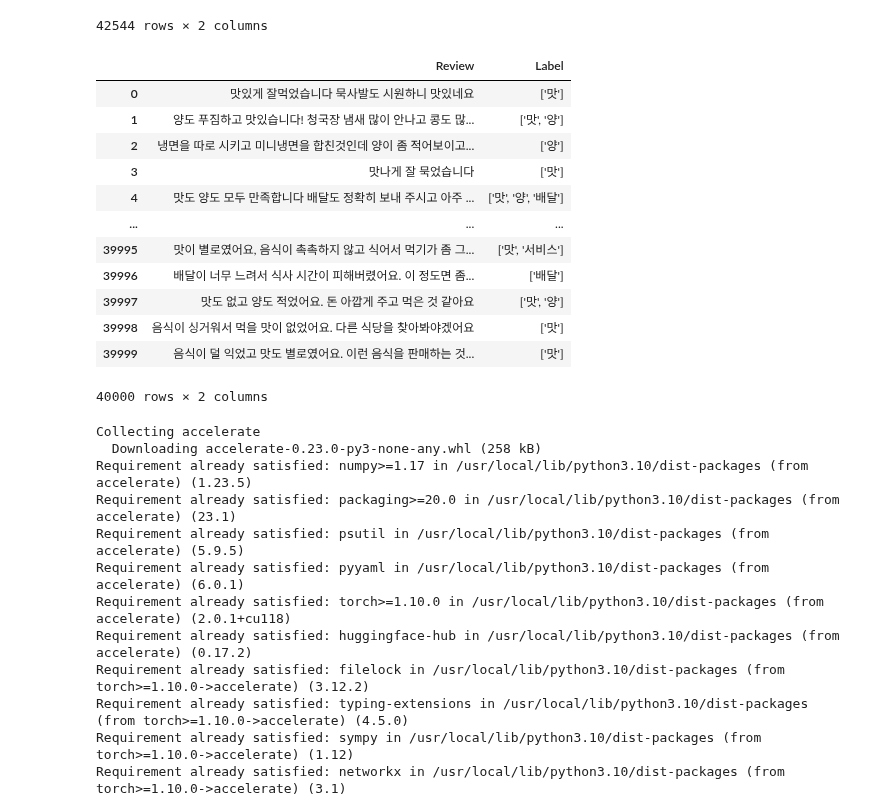
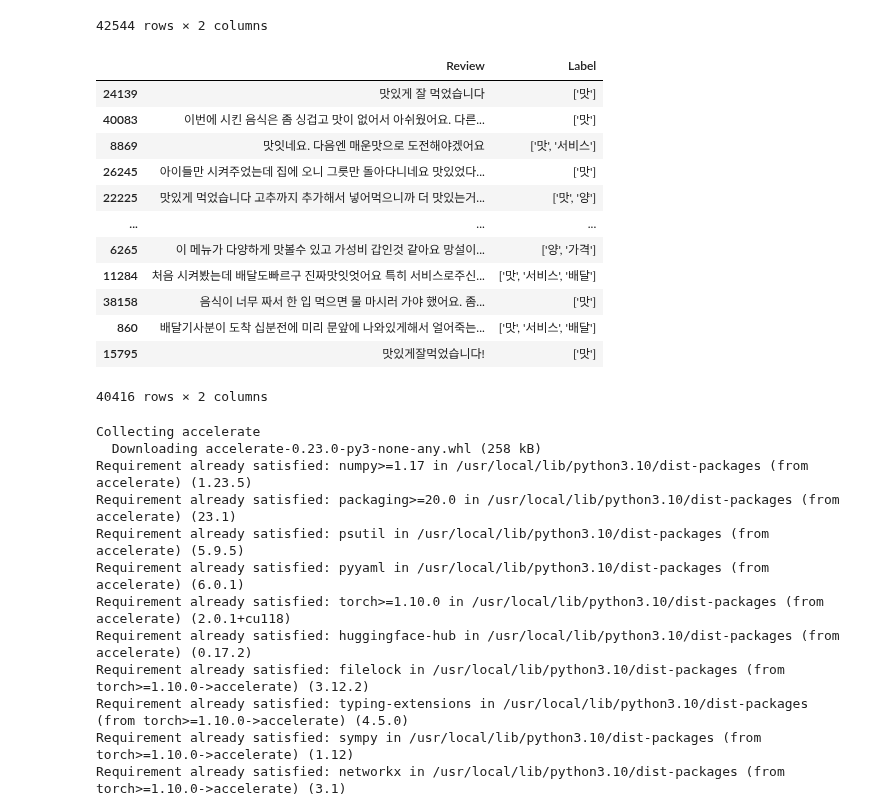
Before and after one commit to swoo-nam/BootCamp_project_final, a Jupyter notebook: 이용민_42000_제로샷_5라벨학습.ipynb, the cells around one changed output. Drawn from its saved outputs; the diff is of its cells as text; code cells hidden in the pictures.

```diff
--- a/이용민_42000_제로샷_5라벨학습.ipynb
+++ b/이용민_42000_제로샷_5라벨학습.ipynb
@@ -127,19 +124,22 @@ re_1001 = result_df[40000:42500]
-# %%
-re_1000
-# %% [output]
-|  | Review | Label |
-| 0 | 맛있게 잘먹었습니다 묵사발도 시원하니 맛있네요 | ['맛'] |
-| 1 | 양도 푸짐하고 맛있습니다! 청국장 냄새 많이 안나고 콩도 많... | ['맛', '양'] |
-| 2 | 냉면을 따로 시키고 미니냉면을 합친것인데 양이 좀 적어보이고... | ['양'] |
-| 3 | 맛나게 잘 묵었습니다 | ['맛'] |
-| 4 | 맛도 양도 모두 만족합니다 배달도 정확히 보내 주시고 아주 ... | ['맛', '양', '배달'] |
-| ... | ... | ... |
-| 39995 | 맛이 별로였어요, 음식이 촉촉하지 않고 식어서 먹기가 좀 그... | ['맛', '서비스'] |
-| 39996 | 배달이 너무 느려서 식사 시간이 피해버렸어요. 이 정도면 좀... | ['배달'] |
-| 39997 | 맛도 없고 양도 적었어요. 돈 아깝게 주고 먹은 것 같아요 | ['맛', '양'] |
-| 39998 | 음식이 싱거워서 먹을 맛이 없었어요. 다른 식당을 찾아봐야겠어요 | ['맛'] |
-| 39999 | 음식이 덜 익었고 맛도 별로였어요. 이런 음식을 판매하는 것... | ['맛'] |
-40000 rows × 2 columns
+# %%
+from sklearn.model_selection import train_test_split
+train_df, valid_df = train_test_split(result_df, test_size=0.05, random_state=SEED)
+# %%
+train_df
+# %% [output]
+|  | Review | Label |
+| 24139 | 맛있게 잘 먹었습니다 | ['맛'] |
+| 40083 | 이번에 시킨 음식은 좀 싱겁고 맛이 없어서 아쉬웠어요. 다른... | ['맛'] |
+| 8869 | 맛잇네요. 다음엔 매운맛으로 도전해야겠어요 | ['맛', '서비스'] |
+| 26245 | 아이들만 시켜주었는데 집에 오니 그릇만 돌아다니네요 맛있었다... | ['맛'] |
+| 22225 | 맛있게 먹었습니다 고추까지 추가해서 넣어먹으니까 더 맛있는거... | ['맛', '양'] |
+| ... | ... | ... |
+| 6265 | 이 메뉴가 다양하게 맛볼수 있고 가성비 갑인것 같아요 망설이... | ['양', '가격'] |
+| 11284 | 처음 시켜봤는데 배달도빠르구 진짜맛잇엇어요 특히 서비스로주신... | ['맛', '서비스', '배달'] |
+| 38158 | 음식이 너무 짜서 한 입 먹으면 물 마시러 가야 했어요. 좀... | ['맛'] |
+| 860 | 배달기사분이 도착 십분전에 미리 문앞에 나와있게해서 얼어죽는... | ['맛', '서비스', '배달'] |
+| 15795 | 맛있게잘먹었습니다! | ['맛'] |
+40416 rows × 2 columns
 # %%
 !pip install accelerate -U
 # %% [output]
```
Also changed, not shown: parts of 21 cells of this notebook.
